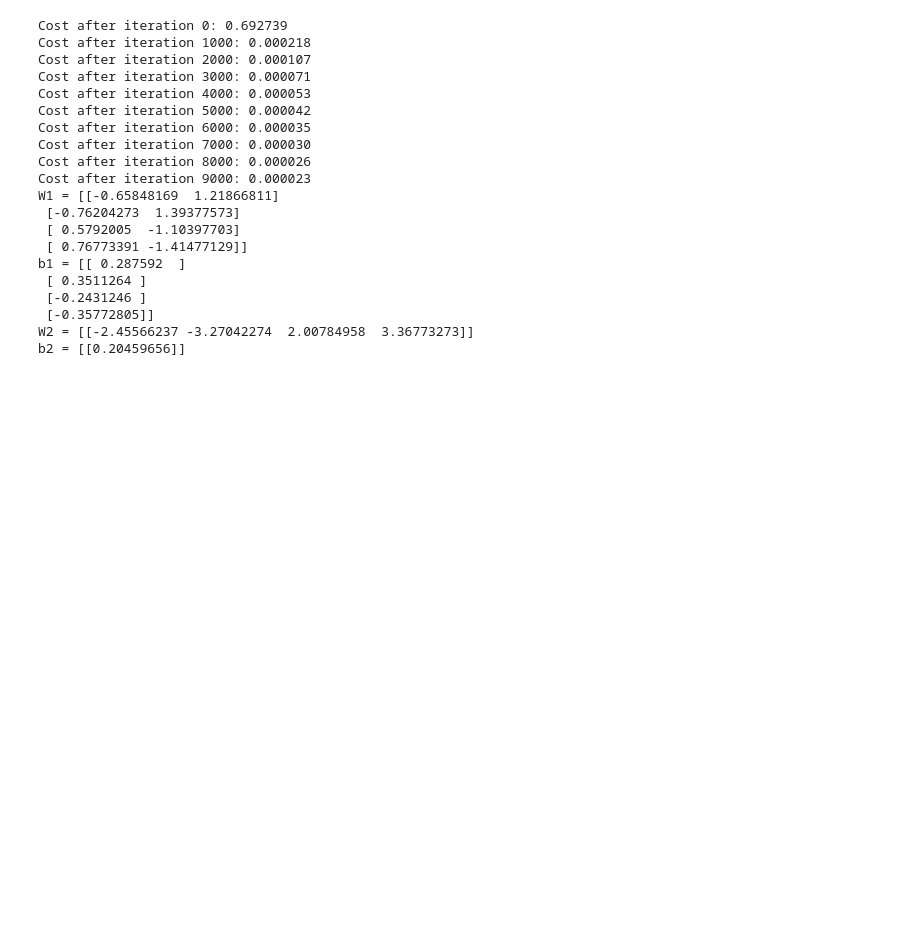
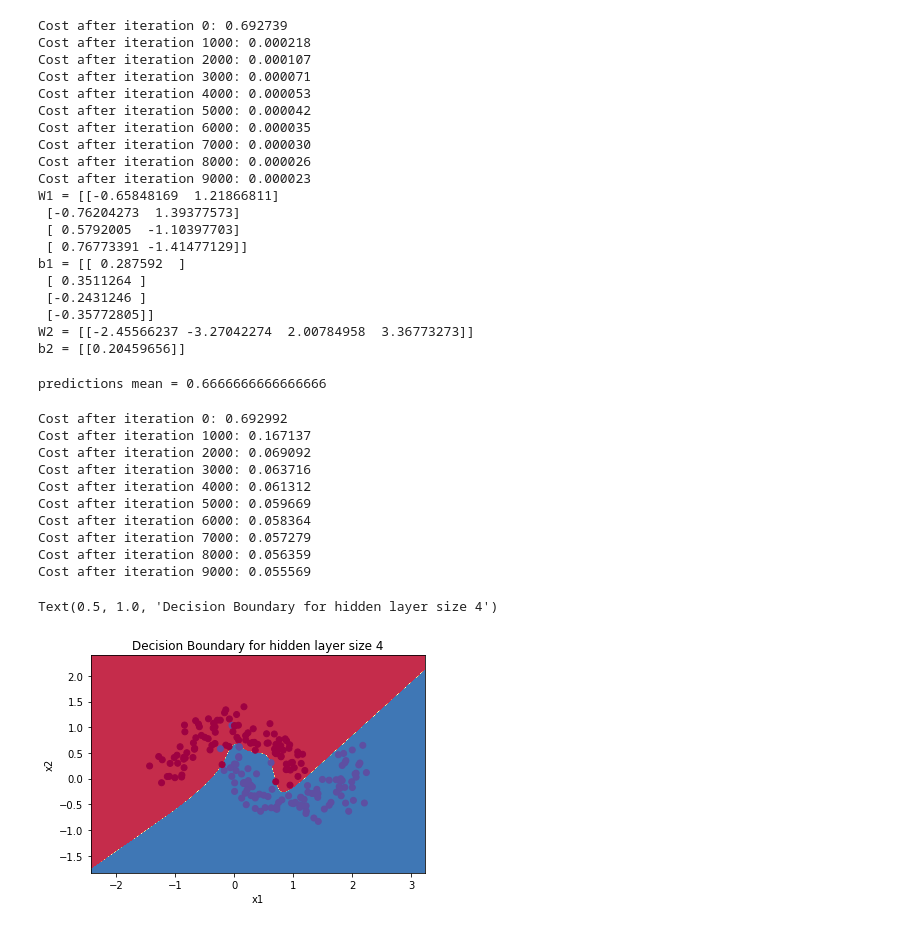
Before and after one commit to asokkumarb/machine-learning, a Jupyter notebook: 2_ShallowNN/Shallow_Neural_Network.ipynb, the cells around one changed output. Cells and saved outputs as stored; diff of their text form; code cells hidden in the pictures; blank space fills up the shorter version.

```diff
--- a/2_ShallowNN/Shallow_Neural_Network.ipynb
+++ b/2_ShallowNN/Shallow_Neural_Network.ipynb
@@ -482,3 +485,48 @@ b1 = [[ 0.287592  ]
  [-0.35772805]]
 W2 = [[-2.45566237 -3.27042274  2.00784958  3.36773273]]
 b2 = [[0.20459656]]
+# %%
+def predict(parameters, X):
+
+    """
+    Using the learned parameters, predicts a class for each example in X
+
+    Arguments:
+    parameters -- python dictionary containing your parameters
+    X -- input data of size (n_x, m)
+
+    Returns
+    predictions -- vector of predictions of our model (red: 0 / blue: 1)
+    """
+
+    A2, cache = forward_propagation(X, parameters)
+    predictions = np.round(A2)
+
+    return predictions
+# %%
+parameters, X_assess = predict_test_case()
+
+predictions = predict(parameters, X_assess)
+print("predictions mean = " + str(np.mean(predictions)))
+# %% [output]
+predictions mean = 0.6666666666666666
+# %%
+# Build a model with a n_h-dimensional hidden layer
+parameters, costs = nn_model(X, Y, n_h = 4, num_iterations = 10000)
+
+# Plot the decision boundary
+plot_decision_boundary(lambda x: predict(parameters, x.T), X, Y)
+plt.title("Decision Boundary for hidden layer size " + str(4))
+# %% [output]
+Cost after iteration 0: 0.692992
+Cost after iteration 1000: 0.167137
+Cost after iteration 2000: 0.069092
+Cost after iteration 3000: 0.063716
+Cost after iteration 4000: 0.061312
+Cost after iteration 5000: 0.059669
+Cost after iteration 6000: 0.058364
+Cost after iteration 7000: 0.057279
+Cost after iteration 8000: 0.056359
+Cost after iteration 9000: 0.055569
+Text(0.5, 1.0, 'Decision Boundary for hidden layer size 4')
+[figure, added]
```
Also changed, not shown: parts of 12 cells of this notebook, 1 other file.
